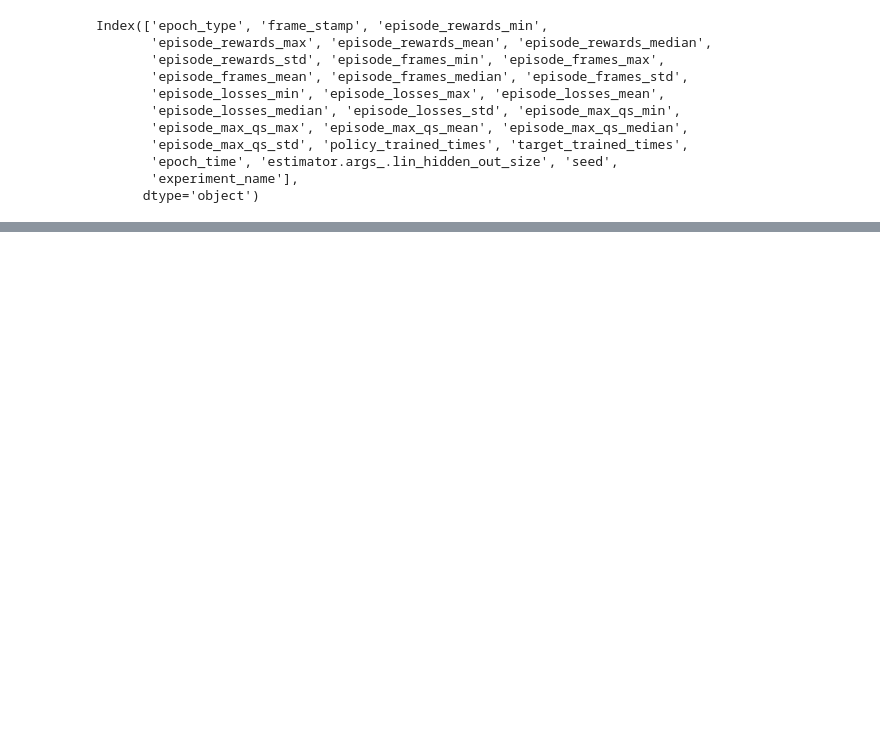
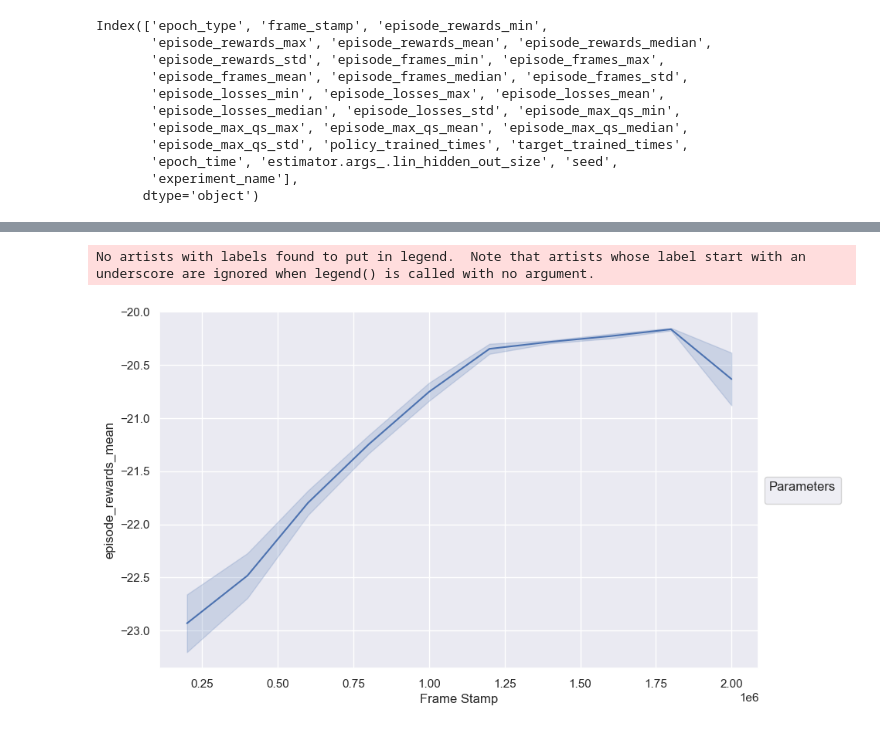
Before and after one commit to mariusdgm/phd-rl-algos, a Jupyter notebook: dqn/opinion_dynamics/experiments/inspect_results.ipynb, the cells around one changed output, grey strips where cells are left out. Saved outputs shown, nothing was run; the diff lists cells and outputs as text; code cells hidden in the pictures; blank space fills up the shorter version.

```diff
--- a/dqn/opinion_dynamics/experiments/inspect_results.ipynb
+++ b/dqn/opinion_dynamics/experiments/inspect_results.ipynb
@@ -7,9 +7,9 @@ import collections
 
 import warnings
 
+import seaborn as sns
 import matplotlib.pyplot as plt
-import seaborn as sns
-sns.set()
+sns.set_theme()
 
 warnings.filterwarnings("ignore")
 # %%
@@ -138,0 +160,21 @@ Index(['epoch_type', 'frame_stamp', 'episode_rewards_min',
+# %%
+
+selected_metric = 'episode_rewards_mean'
+
+validation_df = df[df['epoch_type'] == 'validation']
+
+
+# Create a new figure for each environment
+plt.figure(figsize=(10, 6))
+# sns.lineplot(data=df, x='frame_stamp', y=selected_metric, hue='model')
+sns.lineplot(data=df, x='frame_stamp', y=selected_metric)
+
+plt.ylabel(selected_metric)
+plt.xlabel('Frame Stamp')
+
+# Place the legend outside the plot
+# plt.legend(loc='center left', bbox_to_anchor=(1.0, 0.5), title='Parameters')
+plt.show()
+# %% [output]
+No artists with labels found to put in legend.  Note that artists whose label start with an underscore are ignored when legend() is called with no argument.
+[figure, added]
```
Also changed, not shown: parts of 1 cell of this notebook, 4 other files.
